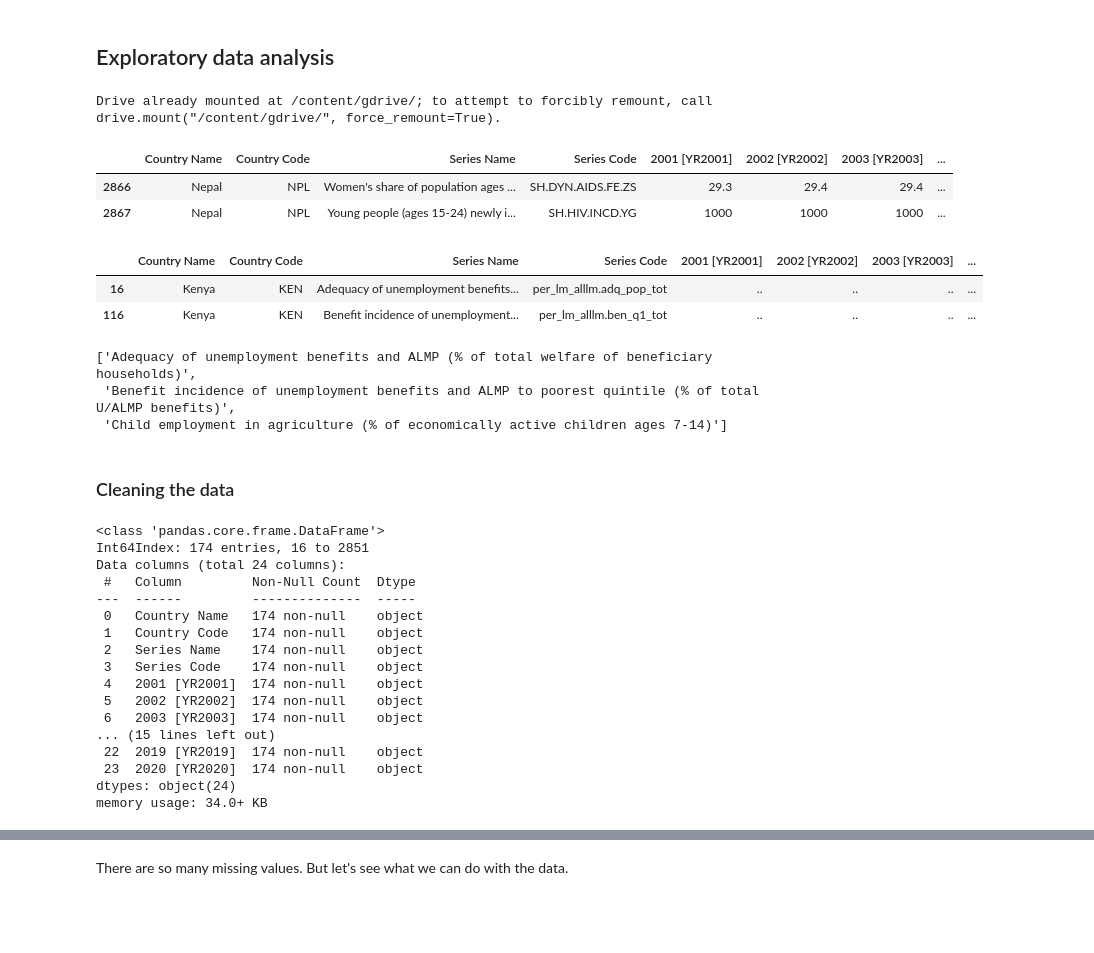
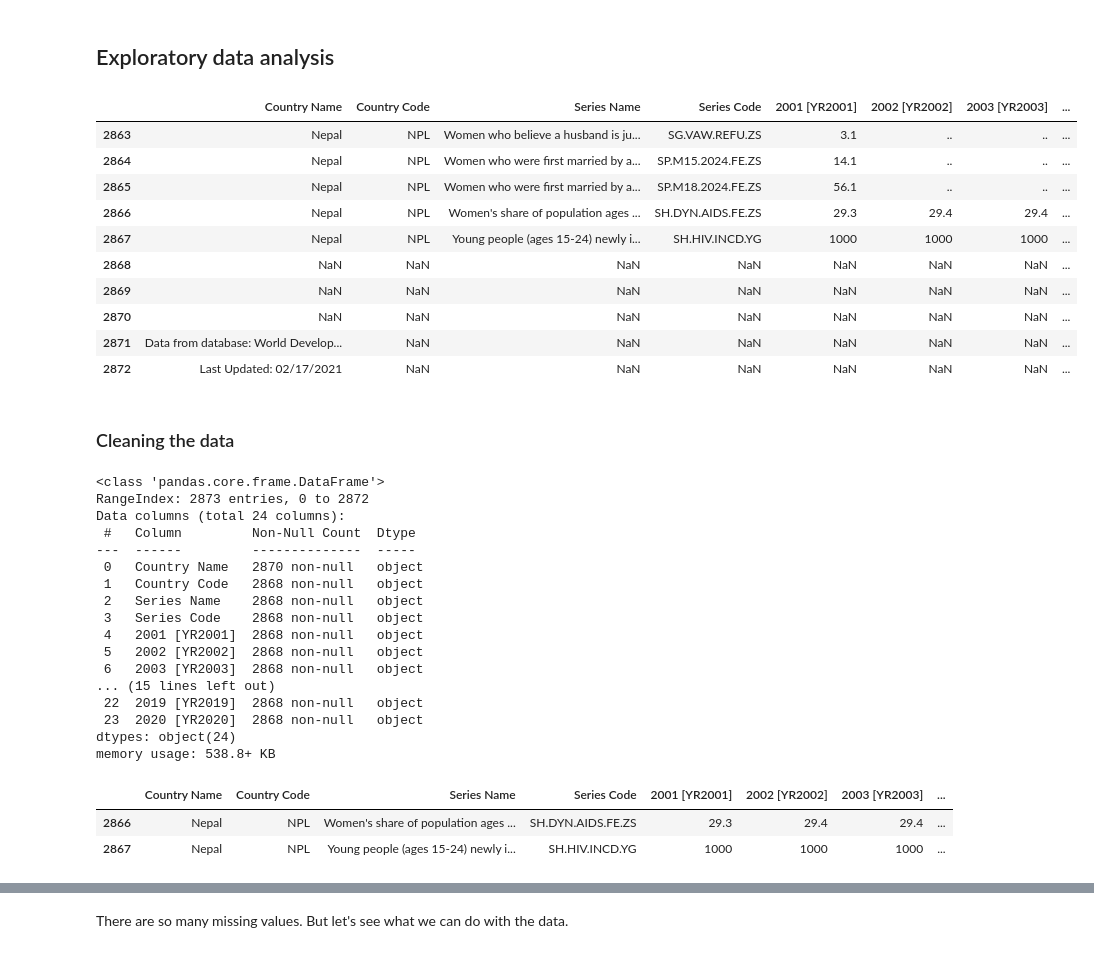
Before and after one commit to Niz17/kenep, a Jupyter notebook: notebooks/kenya_and_nepal_employment.ipynb, the cells around one changed output, grey strips where cells are left out. Drawn from its saved outputs; the diff is of its cells as text; code cells hidden in the pictures; blank space fills up the shorter version.

```diff
--- a/notebooks/kenya_and_nepal_employment.ipynb
+++ b/notebooks/kenya_and_nepal_employment.ipynb
@@ -3,10 +6,8 @@
 # %% [markdown]
 ## Exploratory data analysis
 # %%
+import os
+import urllib.request
+
 import numpy as np
 import pandas as pd
-
-# define the location of data
-DATA_DIR = "../data/"
-# %% [output]
-Drive already mounted at /content/gdrive/; to attempt to forcibly remount, call drive.mount("/content/gdrive/", force_remount=True).
@@ -18,42 +30,44 @@ wdi_data.drop(wdi_data.tail().index, inplace=True)
 # %%
-wdi_data.tail(2)
+wdi_data.tail(10)
 # %% [output]
 |  | Country Name | Country Code | Series Name | Series Code | 2001 [YR2001] | 2002 [YR2002] | 2003 [YR2003] | ... |
+| 2863 | Nepal | NPL | Women who believe a husband is ju... | SG.VAW.REFU.ZS | 3.1 | .. | .. | ... |
+| 2864 | Nepal | NPL | Women who were first married by a... | SP.M15.2024.FE.ZS | 14.1 | .. | .. | ... |
+| 2865 | Nepal | NPL | Women who were first married by a... | SP.M18.2024.FE.ZS | 56.1 | .. | .. | ... |
 | 2866 | Nepal | NPL | Women's share of population ages ... | SH.DYN.AIDS.FE.ZS | 29.3 | 29.4 | 29.4 | ... |
 | 2867 | Nepal | NPL | Young people (ages 15-24) newly i... | SH.HIV.INCD.YG | 1000 | 1000 | 1000 | ... |
+| 2868 | NaN | NaN | NaN | NaN | NaN | NaN | NaN | ... |
+| 2869 | NaN | NaN | NaN | NaN | NaN | NaN | NaN | ... |
+| 2870 | NaN | NaN | NaN | NaN | NaN | NaN | NaN | ... |
+| 2871 | Data from database: World Develop... | NaN | NaN | NaN | NaN | NaN | NaN | ... |
+| 2872 | Last Updated: 02/17/2021 | NaN | NaN | NaN | NaN | NaN | NaN | ... |
-# %%
-employment_data = wdi_data[wdi_data['Series Name'].str.contains('employment')]
-employment_data.head(2)
-# %% [output]
-|  | Country Name | Country Code | Series Name | Series Code | 2001 [YR2001] | 2002 [YR2002] | 2003 [YR2003] | ... |
-| 16 | Kenya | KEN | Adequacy of unemployment benefits... | per_lm_alllm.adq_pop_tot | .. | .. | .. | ... |
-| 116 | Kenya | KEN | Benefit incidence of unemployment... | per_lm_alllm.ben_q1_tot | .. | .. | .. | ... |
-# %%
-employment_series_names = employment_data['Series Name'].unique().tolist()
-employment_series_names[:3]
-# %% [output]
-['Adequacy of unemployment benefits and ALMP (% of total welfare of beneficiary households)',
- 'Benefit incidence of unemployment benefits and ALMP to poorest quintile (% of total U/ALMP benefits)',
- 'Child employment in agriculture (% of economically active children ages 7-14)']
 # %% [markdown]
 ### Cleaning the data
 # %%
-employment_data.info()
+wdi_data.info()
 # %% [output]
 <class 'pandas.core.frame.DataFrame'>
-Int64Index: 174 entries, 16 to 2851
+RangeIndex: 2873 entries, 0 to 2872
 Data columns (total 24 columns):
  #   Column         Non-Null Count  Dtype
 ---  ------         --------------  -----
- 0   Country Name   174 non-null    object
- 1   Country Code   174 non-null    object
- 2   Series Name    174 non-null    object
- 3   Series Code    174 non-null    object
- 4   2001 [YR2001]  174 non-null    object
- 5   2002 [YR2002]  174 non-null    object
- 6   2003 [YR2003]  174 non-null    object
+ 0   Country Name   2870 non-null   object
+ 1   Country Code   2868 non-null   object
+ 2   Series Name    2868 non-null   object
+ 3   Series Code    2868 non-null   object
+ 4   2001 [YR2001]  2868 non-null   object
+ 5   2002 [YR2002]  2868 non-null   object
+ 6   2003 [YR2003]  2868 non-null   object
 ... (15 lines left out)
- 22  2019 [YR2019]  174 non-null    object
- 23  2020 [YR2020]  174 non-null    object
+ 22  2019 [YR2019]  2868 non-null   object
+ 23  2020 [YR2020]  2868 non-null   object
 dtypes: object(24)
-memory usage: 34.0+ KB
+memory usage: 538.8+ KB
+# %%
+# remove rows that contain metadata
+wdi_data.drop(wdi_data.tail().index, inplace=True)
+wdi_data.tail(2)
+# %% [output]
+|  | Country Name | Country Code | Series Name | Series Code | 2001 [YR2001] | 2002 [YR2002] | 2003 [YR2003] | ... |
+| 2866 | Nepal | NPL | Women's share of population ages ... | SH.DYN.AIDS.FE.ZS | 29.3 | 29.4 | 29.4 | ... |
+| 2867 | Nepal | NPL | Young people (ages 15-24) newly i... | SH.HIV.INCD.YG | 1000 | 1000 | 1000 | ... |
```
Also changed, not shown: parts of 32 cells of this notebook.
